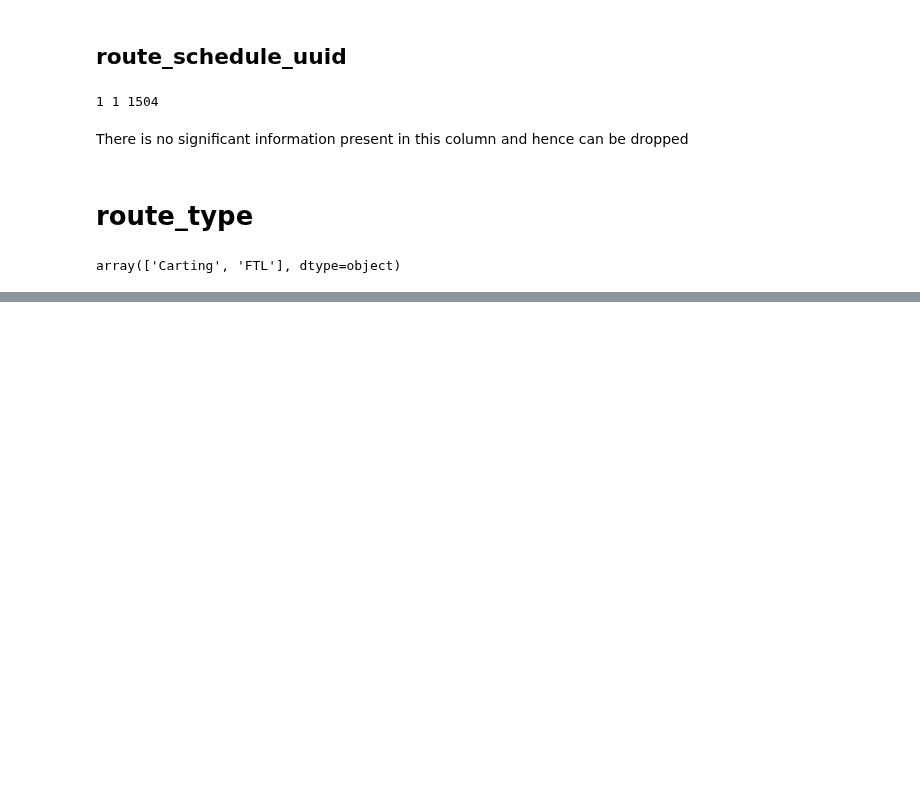
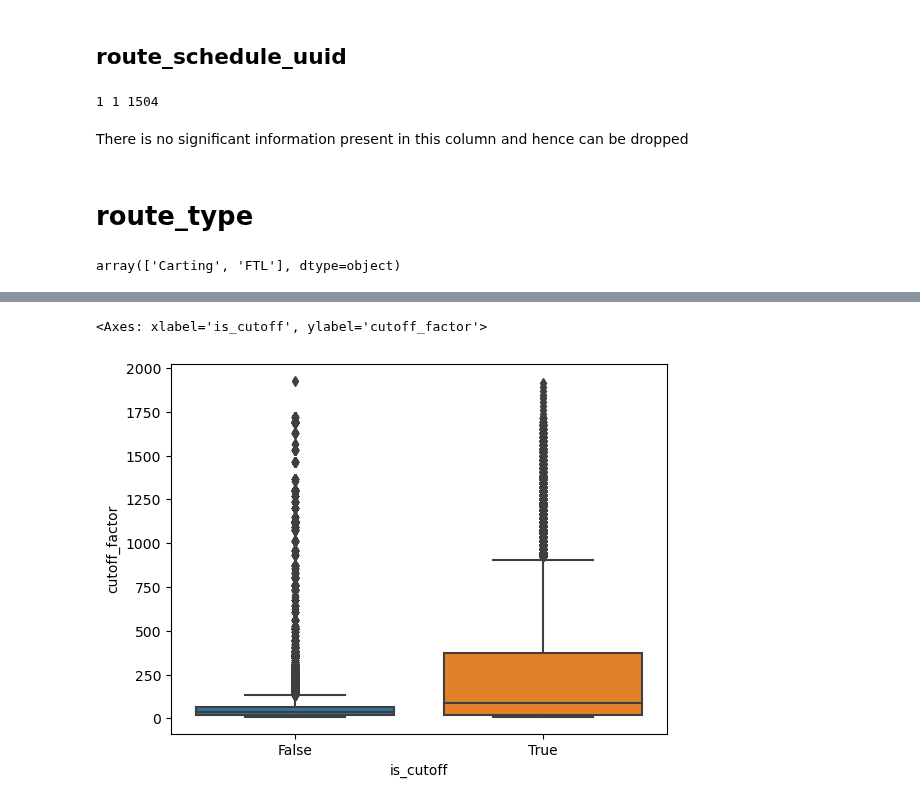
Before and after one commit to muthuganeshece/Business-Case-Study, a Jupyter notebook: Delhivery/Notebook/Delhivery_FeatureEngineering.ipynb, the cells around one changed output, grey strips where cells are left out. Cells and saved outputs as stored; diff of their text form; code cells hidden in the pictures; blank space fills up the shorter version.

```diff
--- a/Delhivery/Notebook/Delhivery_FeatureEngineering.ipynb
+++ b/Delhivery/Notebook/Delhivery_FeatureEngineering.ipynb
@@ -194,0 +357,5 @@ df
+# %%
+sns.boxplot(data = data, y = 'cutoff_factor', x = 'is_cutoff')
+# %% [output]
+<Axes: xlabel='is_cutoff', ylabel='cutoff_factor'>
+[figure, added]
```
Also changed, not shown: parts of 45 cells of this notebook.
